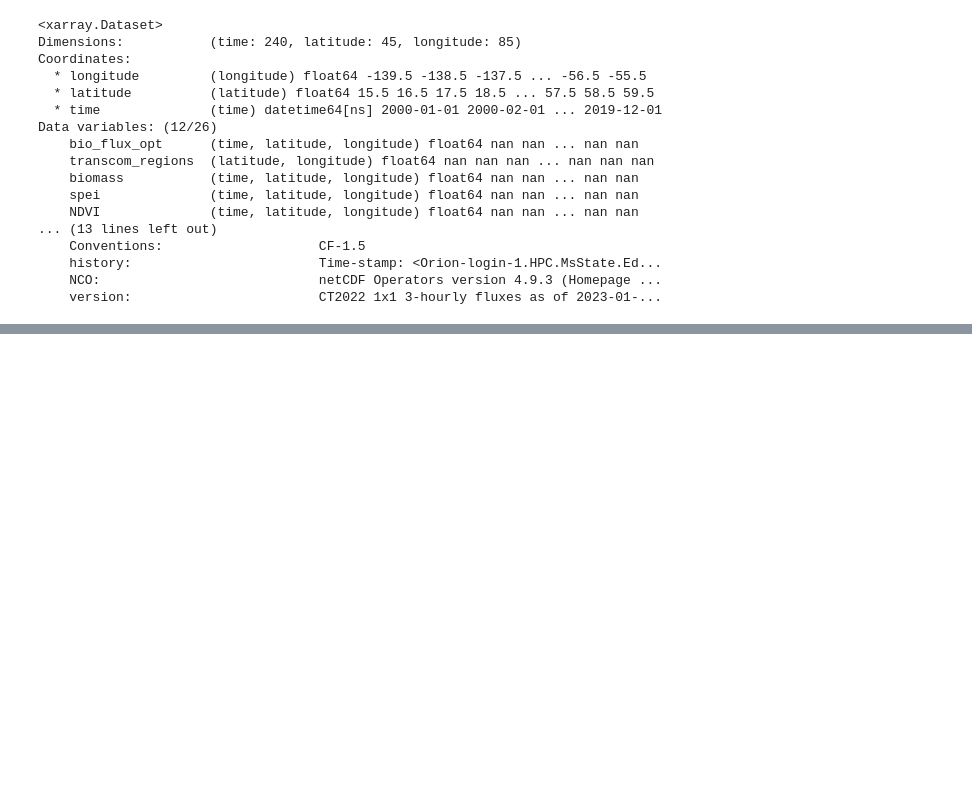
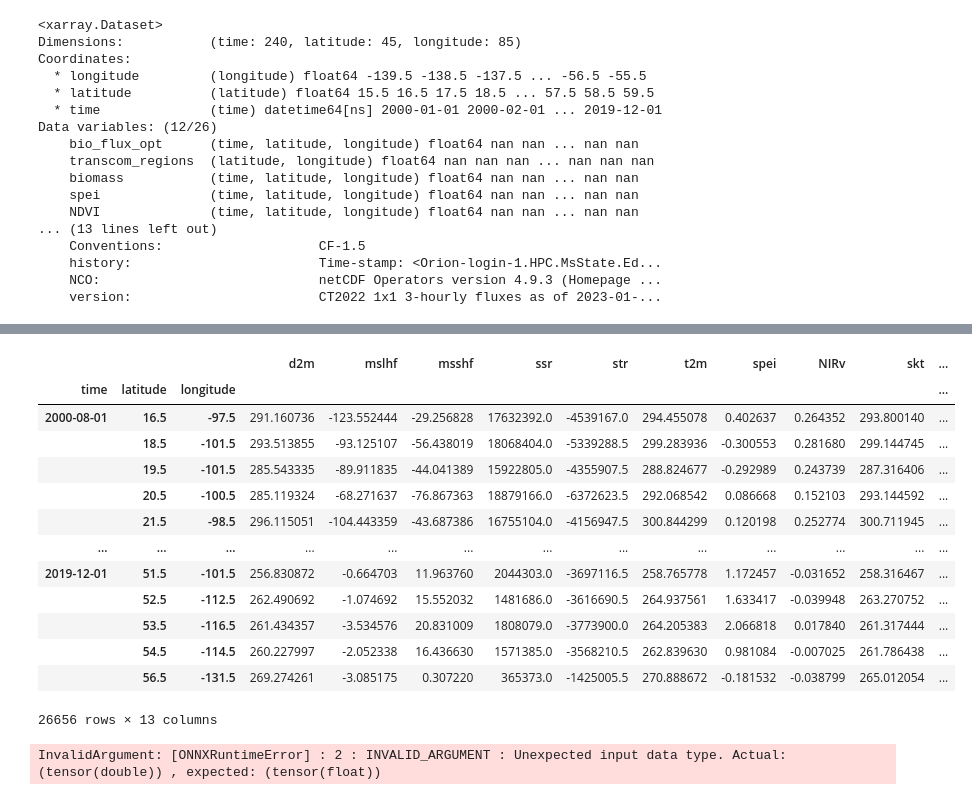
Before and after one commit to EXCITED-CO2/excited-workflow, a Jupyter notebook: test_ct.ipynb, the cells around one changed output, grey strips where cells are left out. Drawn from its saved outputs; the diff is of its cells as text; code cells hidden in the pictures; blank space fills up the shorter version.

Commit message:
Added running onnx model

```diff
--- a/test_ct.ipynb
+++ b/test_ct.ipynb
@@ -158,2 +158,34 @@ onnx_model = carbon_tracker.save_model(ds_na, x_keys, y_key, output_dir)
 [interactive output not drawn]
 The maximum opset needed by this model is only 8.
+# %%
+import pandas as pd
+import numpy as np
+
+df = ds_na.to_dataframe().dropna()
+df = carbon_tracker.create_df(df, x_keys, y_key)
+df
+# %% [output]
+|  |  |  | d2m | mslhf | msshf | ssr | str | t2m | spei | NIRv | skt | ... |
+| time | latitude | longitude |  |  |  |  |  |  |  |  |  | ... |
+| 2000-08-01 | 16.5 | -97.5 | 291.160736 | -123.552444 | -29.256828 | 17632392.0 | -4539167.0 | 294.455078 | 0.402637 | 0.264352 | 293.800140 | ... |
+|  | 18.5 | -101.5 | 293.513855 | -93.125107 | -56.438019 | 18068404.0 | -5339288.5 | 299.283936 | -0.300553 | 0.281680 | 299.144745 | ... |
+|  | 19.5 | -101.5 | 285.543335 | -89.911835 | -44.041389 | 15922805.0 | -4355907.5 | 288.824677 | -0.292989 | 0.243739 | 287.316406 | ... |
+|  | 20.5 | -100.5 | 285.119324 | -68.271637 | -76.867363 | 18879166.0 | -6372623.5 | 292.068542 | 0.086668 | 0.152103 | 293.144592 | ... |
+|  | 21.5 | -98.5 | 296.115051 | -104.443359 | -43.687386 | 16755104.0 | -4156947.5 | 300.844299 | 0.120198 | 0.252774 | 300.711945 | ... |
+| ... | ... | ... | ... | ... | ... | ... | ... | ... | ... | ... | ... | ... |
+| 2019-12-01 | 51.5 | -101.5 | 256.830872 | -0.664703 | 11.963760 | 2044303.0 | -3697116.5 | 258.765778 | 1.172457 | -0.031652 | 258.316467 | ... |
+|  | 52.5 | -112.5 | 262.490692 | -1.074692 | 15.552032 | 1481686.0 | -3616690.5 | 264.937561 | 1.633417 | -0.039948 | 263.270752 | ... |
+|  | 53.5 | -116.5 | 261.434357 | -3.534576 | 20.831009 | 1808079.0 | -3773900.0 | 264.205383 | 2.066818 | 0.017840 | 261.317444 | ... |
+|  | 54.5 | -114.5 | 260.227997 | -2.052338 | 16.436630 | 1571385.0 | -3568210.5 | 262.839630 | 0.981084 | -0.007025 | 261.786438 | ... |
+|  | 56.5 | -131.5 | 269.274261 | -3.085175 | 0.307220 | 365373.0 | -1425005.5 | 270.888672 | -0.181532 | -0.038799 | 265.012054 | ... |
+26656 rows × 13 columns
+# %%
+from onnxruntime import InferenceSession
+
+with open(output_dir / "lightgbm.onnx", "rb") as f:
+    model = f.read()
+
+sess = InferenceSession(model)
+predictions_onnx = sess.run(None, {'X': df.to_numpy()})[0]
+# %% [output]
+InvalidArgument: [ONNXRuntimeError] : 2 : INVALID_ARGUMENT : Unexpected input data type. Actual: (tensor(double)) , expected: (tensor(float))
```
Also changed, not shown: parts of 2 cells of this notebook, 1 other file.
